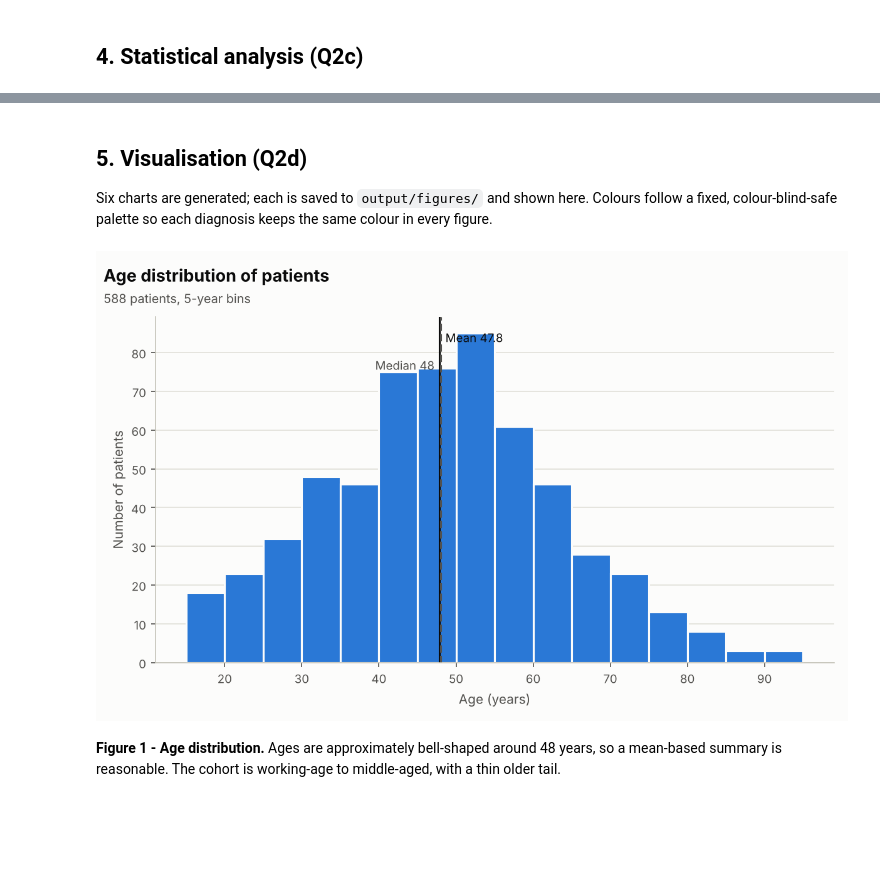
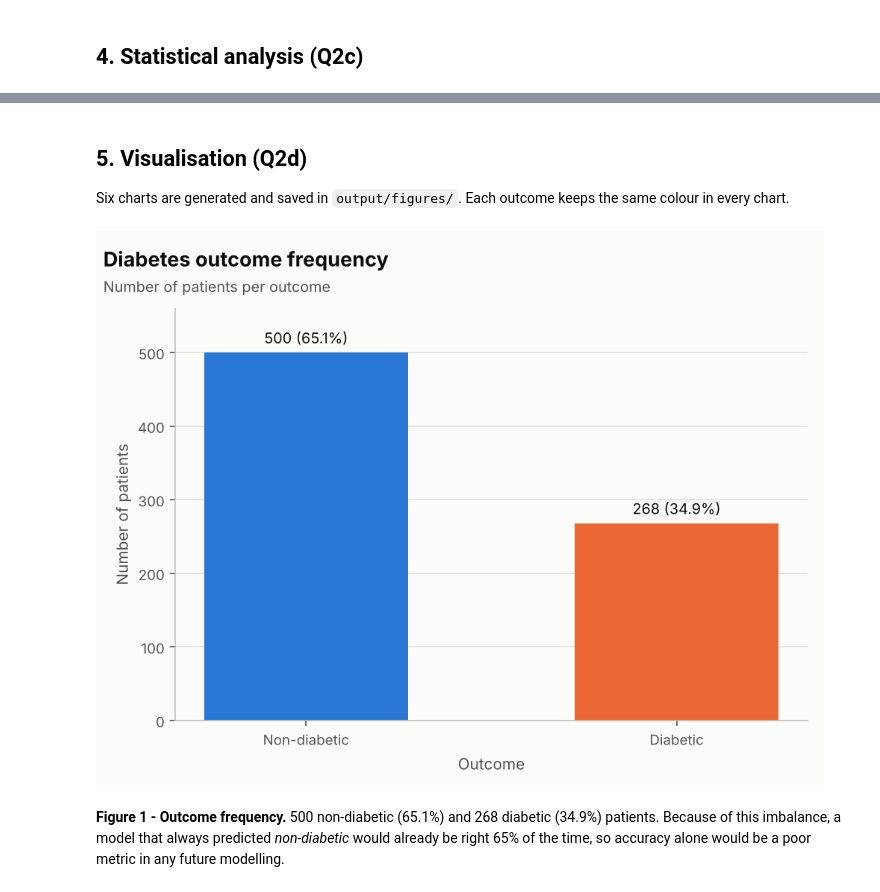
Before and after one commit to tnsheoran-tech/health-data-analyzer, a Jupyter notebook: notebooks/health_data_analysis.ipynb, the cells around one changed output, grey strips where cells are left out. Drawn from its saved outputs; the diff is of its cells as text; code cells hidden in the pictures; blank space fills up the shorter version.

```diff
--- a/notebooks/health_data_analysis.ipynb
+++ b/notebooks/health_data_analysis.ipynb
@@ -33,7 +32,7 @@ The generator is deterministic: the same seed always produces the same file, whi
 # %%
-RAW_PATH = PROJECT_ROOT / "data" / "raw" / "patient_records.csv"
+RAW_PATH = PROJECT_ROOT / "data" / "raw" / "diabetes.csv"
 if not RAW_PATH.exists():
-    generate_dataset(RAW_PATH, n_records=600, seed=42)
+    download_dataset(RAW_PATH)
 
 raw = load_dataset(RAW_PATH)
 print(f"Shape: {raw.shape[0]} rows x {raw.shape[1]} columns")
@@ -221,12 +210,12 @@ Cholesterol IQR outliers: {'lower': 112.0, 'upper': 272.0, 'n_outliers': 2}
 # %% [markdown]
 ## 5. Visualisation (Q2d)
-Six charts are generated; each is saved to `output/figures/` and shown here. Colours follow a fixed, colour-blind-safe palette so each diagnosis keeps the same colour in every figure.
+Six charts are generated and saved in `output/figures/`. Each outcome keeps the same colour in every chart.
 # %%
 FIG_DIR = PROJECT_ROOT / "output" / "figures"
 figures = viz.generate_all_figures(clean, FIG_DIR)
-display(Image(filename=str(figures["age_distribution"])))
+display(Image(filename=str(figures["outcome_frequency"])))
 # %% [output]
-[figure, old version]
+[figure, new version]
-# %% [markdown]
-**Figure 1 - Age distribution.** Ages are approximately bell-shaped around 48 years, so a mean-based summary is reasonable. The cohort is working-age to middle-aged, with a thin older tail.
+# %% [markdown]
+**Figure 1 - Outcome frequency.** 500 non-diabetic (65.1%) and 268 diabetic (34.9%) patients. Because of this imbalance, a model that always predicted *non-diabetic* would already be right 65% of the time, so accuracy alone would be a poor metric in any future modelling.
 # %%
```
Also changed, not shown: parts of 47 cells of this notebook, 21 other files.
